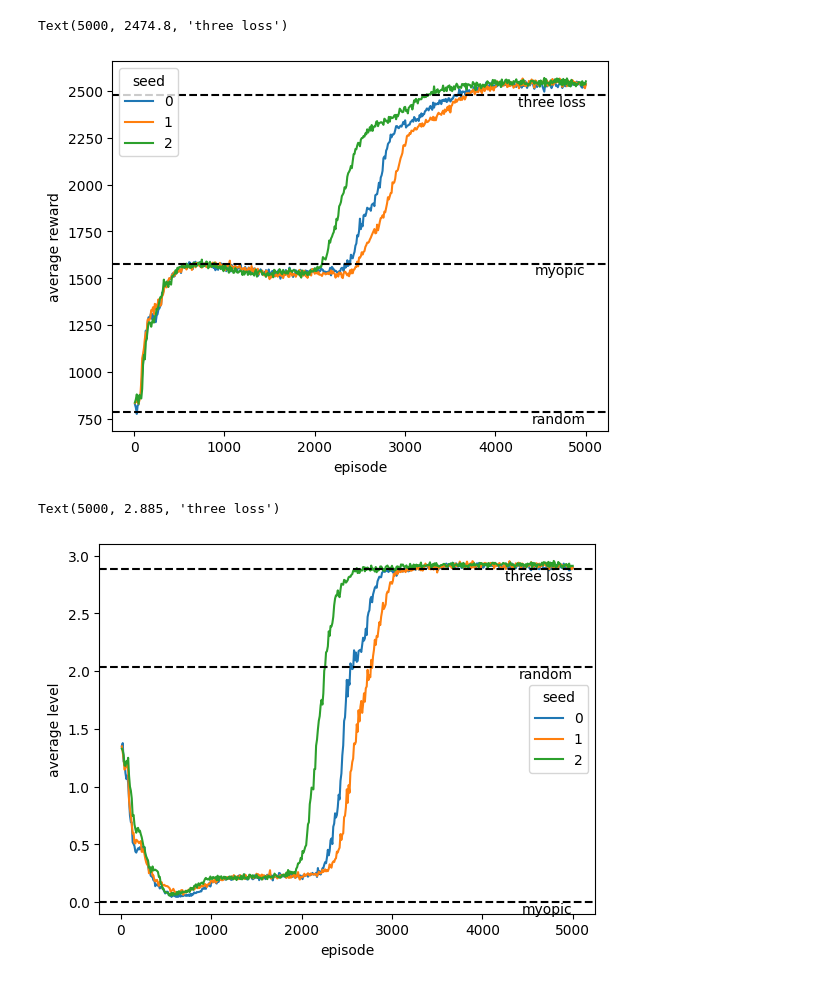
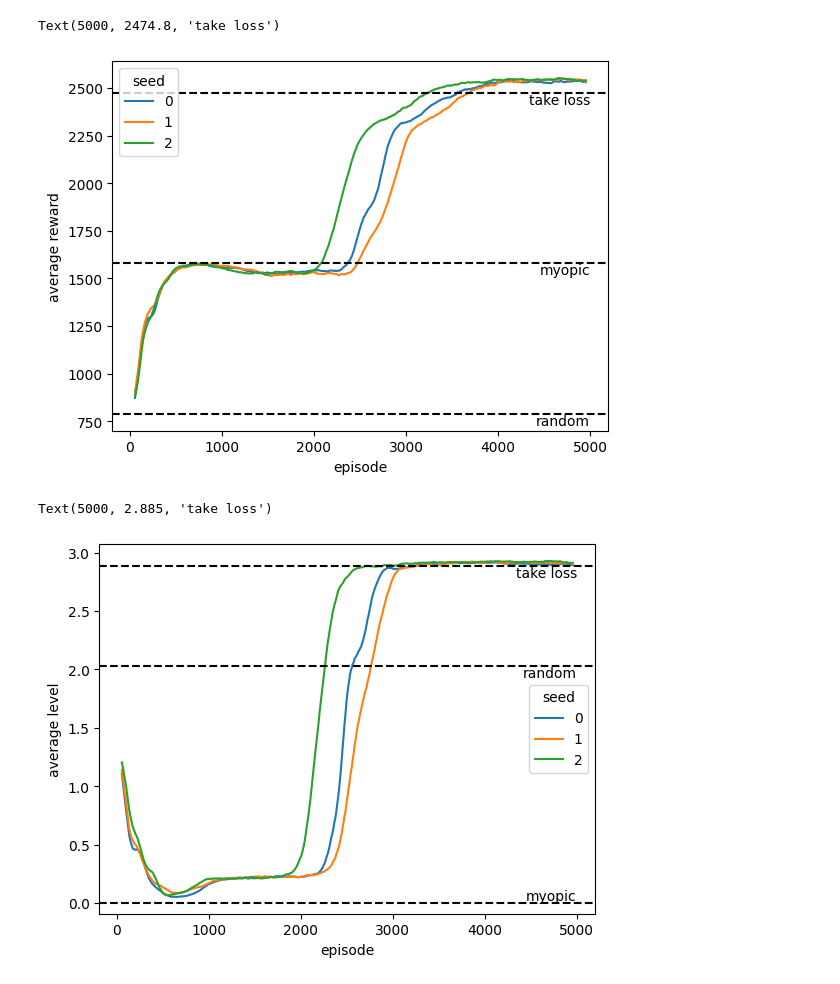
Before and after one commit to LBrinkmann/reward-network-iii, a Jupyter notebook: analysis/algorithm.ipynb, the cells around one changed output. Saved outputs shown, nothing was run; the diff lists cells and outputs as text; code cells hidden in the pictures.

Commit message:
Add smoothing.

```diff
--- a/analysis/algorithm.ipynb
+++ b/analysis/algorithm.ipynb
@@ -43,28 +43,32 @@ ref_total_reward = {
     'random': df_random['total_reward'].mean(),
     'take_loss': df_take_loss['total_reward'].mean(),
 }
+# %%
+# smooth the data group by seed
+df = df.groupby('seed').rolling(10, center=True).mean().reset_index()
+df = df.dropna()
 # %%
 sns.lineplot(data=df, x="episode", y="average reward", hue="seed")
 plt.axhline(ref_total_reward['myopic'], ls='--', label='myopic', color='black')
 plt.text(5000, ref_total_reward['myopic'], 'myopic', ha='right', va='top')
 plt.axhline(ref_total_reward['random'], ls='--', label='random', color='black')
 plt.text(5000, ref_total_reward['random'], 'random', ha='right', va='top')
-plt.axhline(ref_total_reward['take_loss'], ls='--', label='three loss', color='black')
-plt.text(5000, ref_total_reward['take_loss'], 'three loss', ha='right', va='top')
+plt.axhline(ref_total_reward['take_loss'], ls='--', label='take loss', color='black')
+plt.text(5000, ref_total_reward['take_loss'], 'take loss', ha='right', va='top')
 # %% [output]
-Text(5000, 2474.8, 'three loss')
+Text(5000, 2474.8, 'take loss')
-[figure, old version]
+[figure, new version]
 # %%
 sns.lineplot(data=df, x="episode", y="average level", hue="seed")
 plt.axhline(ref_max_level['myopic'], ls='--', label='myopic', color='black')
-plt.text(5000, ref_max_level['myopic'], 'myopic', ha='right', va='top')
+plt.text(5000, ref_max_level['myopic'], 'myopic', ha='right', va='bottom')
 plt.axhline(ref_max_level['random'], ls='--', label='random', color='black')
 plt.text(5000, ref_max_level['random'], 'random', ha='right', va='top')
-plt.axhline(ref_max_level['take_loss'], ls='--', label='three loss', color='black')
-plt.text(5000, ref_max_level['take_loss'], 'three loss', ha='right', va='top')
+plt.axhline(ref_max_level['take_loss'], ls='--', label='take loss', color='black')
+plt.text(5000, ref_max_level['take_loss'], 'take loss', ha='right', va='top')
 # %% [output]
-Text(5000, 2.885, 'three loss')
+Text(5000, 2.885, 'take loss')
-[figure, old version]
+[figure, new version]
 # %%
 # each run toook 5 min on a RTX 5000
 # In this time the algorithm played tested 5000 different solutions each on 1000 different networks.
```
